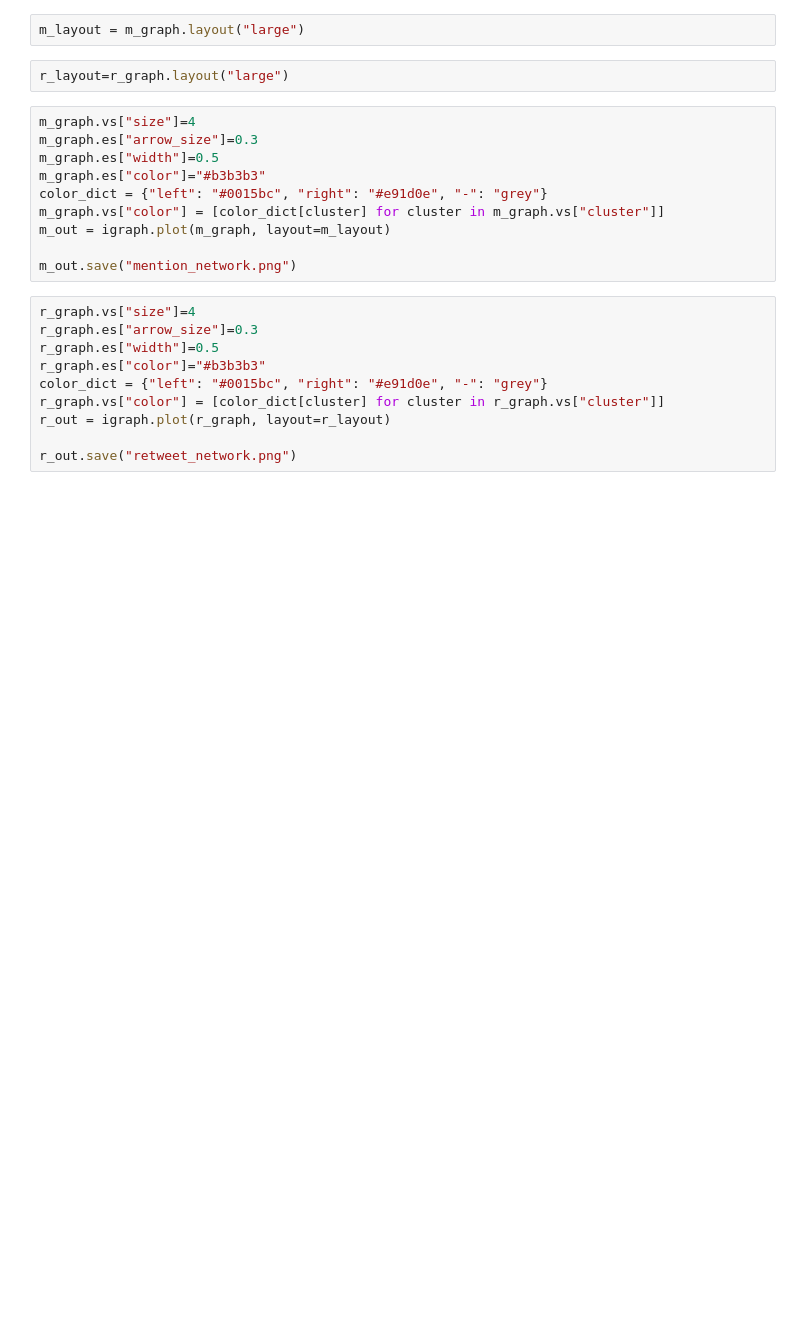
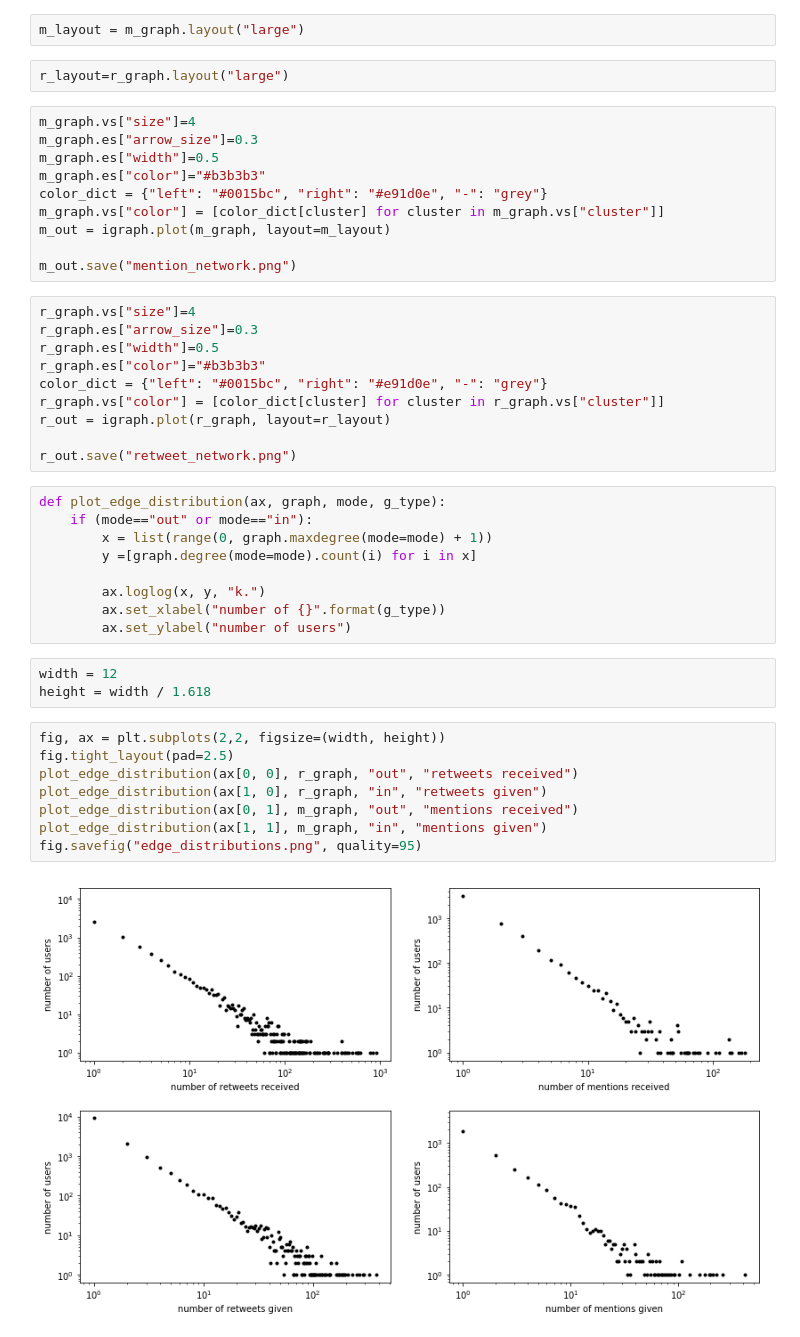
Before and after one commit to davidkml/pgm-polarity, a Jupyter notebook: graph-vis.ipynb, the cells around one changed output. Drawn from its saved outputs; the diff is of its cells as text; blank space fills up the shorter version.

Commit message:
plot edge distributions

```diff
--- a/graph-vis.ipynb
+++ b/graph-vis.ipynb
@@ -99,3 +102,25 @@ r_graph.vs["color"] = [color_dict[cluster] for cluster in r_graph.vs["cluster"]]
 r_out = igraph.plot(r_graph, layout=r_layout)
 
 r_out.save("retweet_network.png")
+# %%
+def plot_edge_distribution(ax, graph, mode, g_type):
+    if (mode=="out" or mode=="in"):
+        x = list(range(0, graph.maxdegree(mode=mode) + 1))
+        y =[graph.degree(mode=mode).count(i) for i in x]
+
+        ax.loglog(x, y, "k.")
+        ax.set_xlabel("number of {}".format(g_type))
+        ax.set_ylabel("number of users")
+# %%
+width = 12
+height = width / 1.618
+# %%
+fig, ax = plt.subplots(2,2, figsize=(width, height))
+fig.tight_layout(pad=2.5)
+plot_edge_distribution(ax[0, 0], r_graph, "out", "retweets received")
+plot_edge_distribution(ax[1, 0], r_graph, "in", "retweets given")
+plot_edge_distribution(ax[0, 1], m_graph, "out", "mentions received")
+plot_edge_distribution(ax[1, 1], m_graph, "in", "mentions given")
+fig.savefig("edge_distributions.png", quality=95)
+# %% [output]
+[figure, added]
```
Also changed, not shown: parts of 1 cell of this notebook, 1 other file.
